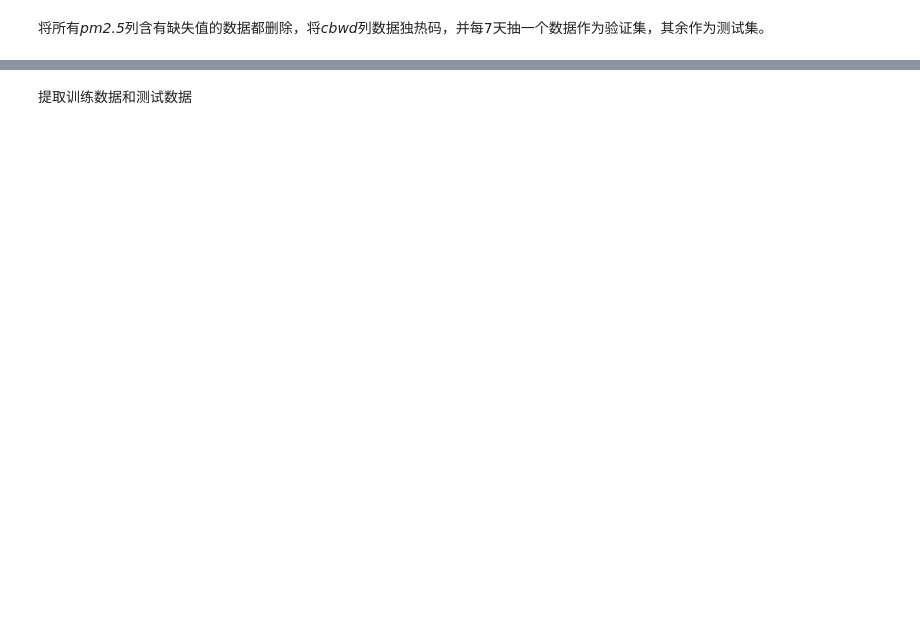
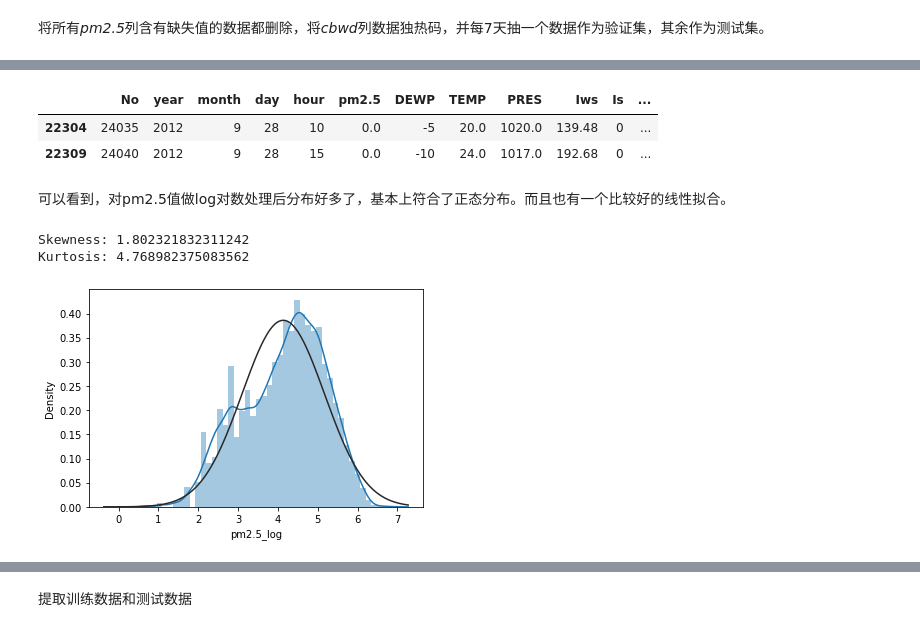
Before and after one commit to Lynchrocket/2022Spring-MA234-Intro_to_Big_Data_Analysis, a Jupyter notebook: project.ipynb, the cells around one changed output, grey strips where cells are left out. Cells and saved outputs as stored; diff of their text form; code cells hidden in the pictures; blank space fills up the shorter version.

```diff
--- a/project.ipynb
+++ b/project.ipynb
@@ -46,0 +77,19 @@ no_nan_df['grade'] = no_nan_df['pm2.5'].apply(lambda x: 'low' if x<=35 else ('mi
+# %%
+no_nan_df[no_nan_df['pm2.5'] == 0]
+# %% [output]
+|  | No | year | month | day | hour | pm2.5 | DEWP | TEMP | PRES | Iws | Is | ... |
+| 22304 | 24035 | 2012 | 9 | 28 | 10 | 0.0 | -5 | 20.0 | 1020.0 | 139.48 | 0 | ... |
+| 22309 | 24040 | 2012 | 9 | 28 | 15 | 0.0 | -10 | 24.0 | 1017.0 | 192.68 | 0 | ... |
+# %%
+no_nan_df = no_nan_df.drop(no_nan_df[no_nan_df['pm2.5'] == 0].index).reset_index(drop=True)
+no_nan_df['pm2.5_log'] = np.log(no_nan_df['pm2.5'])
+# %% [markdown]
+可以看到，对pm2.5值做log对数处理后分布好多了，基本上符合了正态分布。而且也有一个比较好的线性拟合。
+# %%
+sns.distplot(no_nan_df['pm2.5_log'], fit=norm)
+print("Skewness: {}".format(no_nan_df['pm2.5'].skew()))
+print("Kurtosis: {}".format(no_nan_df['pm2.5'].kurt()))
+# %% [output]
+Skewness: 1.802321832311242
+Kurtosis: 4.768982375083562
+[figure, added]
```
Also changed, not shown: parts of 67 cells of this notebook.
